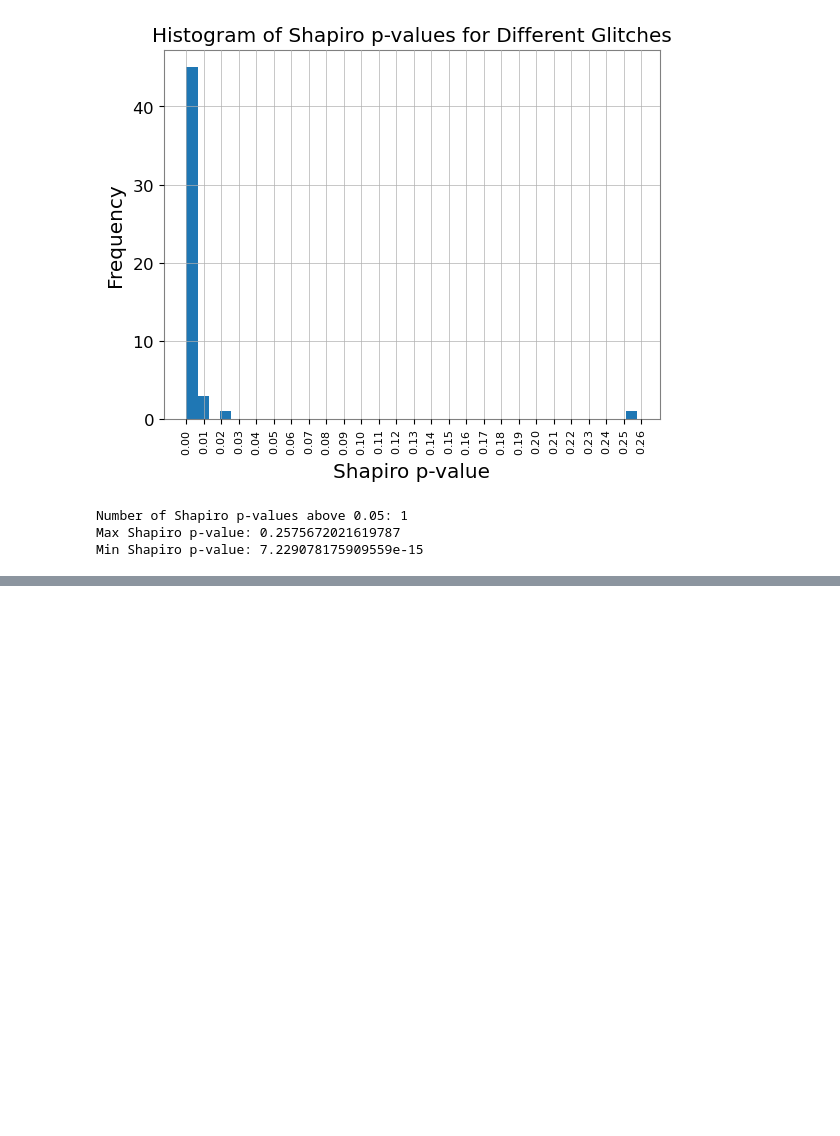
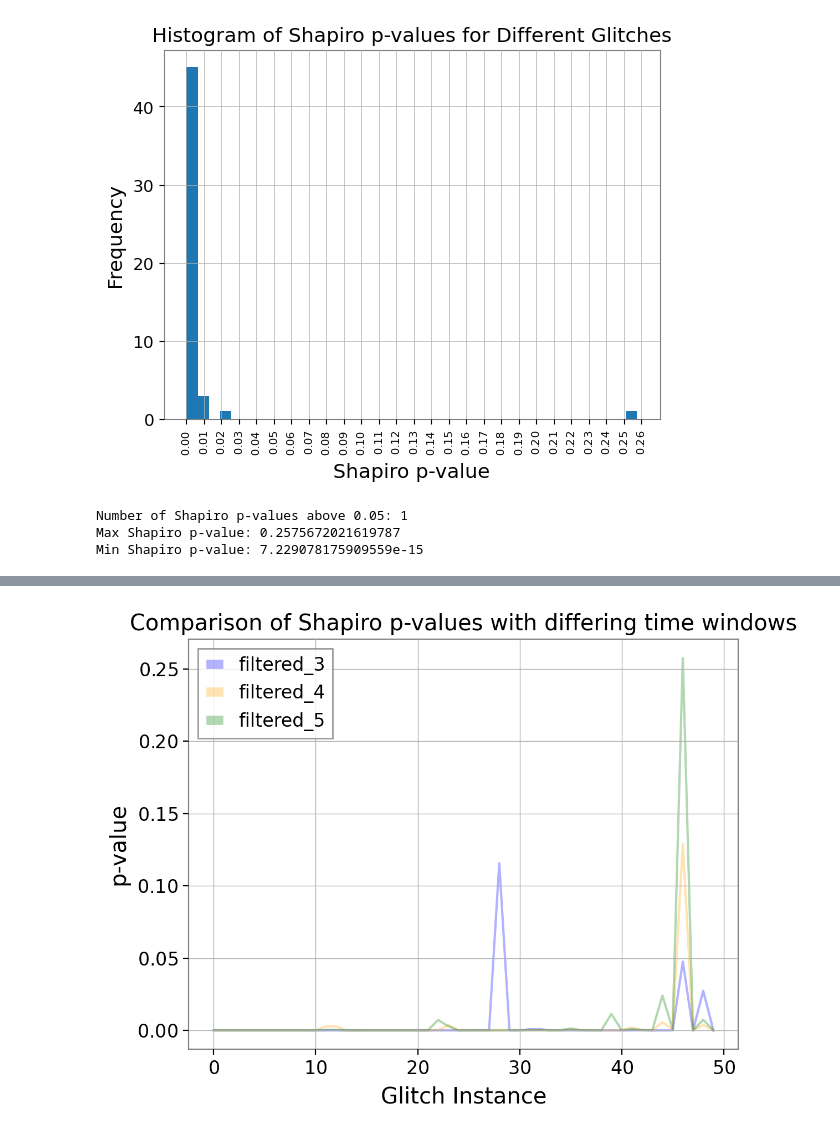
Before and after one commit to ashishmathew0297/gwpy-experiments, a Jupyter notebook: code/shapiro_test.ipynb, the cells around one changed output, grey strips where cells are left out. Cells and saved outputs as stored; diff of their text form; code cells hidden in the pictures; blank space fills up the shorter version.

```diff
--- a/code/shapiro_test.ipynb
+++ b/code/shapiro_test.ipynb
@@ -259,0 +278,16 @@ My hunch was right. The p-values have changed. This could probably be because we
+# %%
+# fig = plt.figure(figsize=(10, 6))
+fig = plt.figure(dpi=200)
+
+
+plt.plot(data_df_3['shapiro_pvalue'], color='blue', alpha=0.3)
+plt.plot(data_df_4['shapiro_pvalue'], color='orange', alpha=0.3)
+plt.plot(data_df_5['shapiro_pvalue'], color='green', alpha=0.3)
+
+plt.xlabel('Glitch Instance')
+plt.ylabel('p-value')
+plt.title('Comparison of Shapiro p-values with differing time windows')
+plt.legend(['filtered_3', 'filtered_4', 'filtered_5'])
+plt.show()
+# %% [output]
+[figure, added]
```
Also changed, not shown: parts of 25 cells of this notebook, 3 other files.
